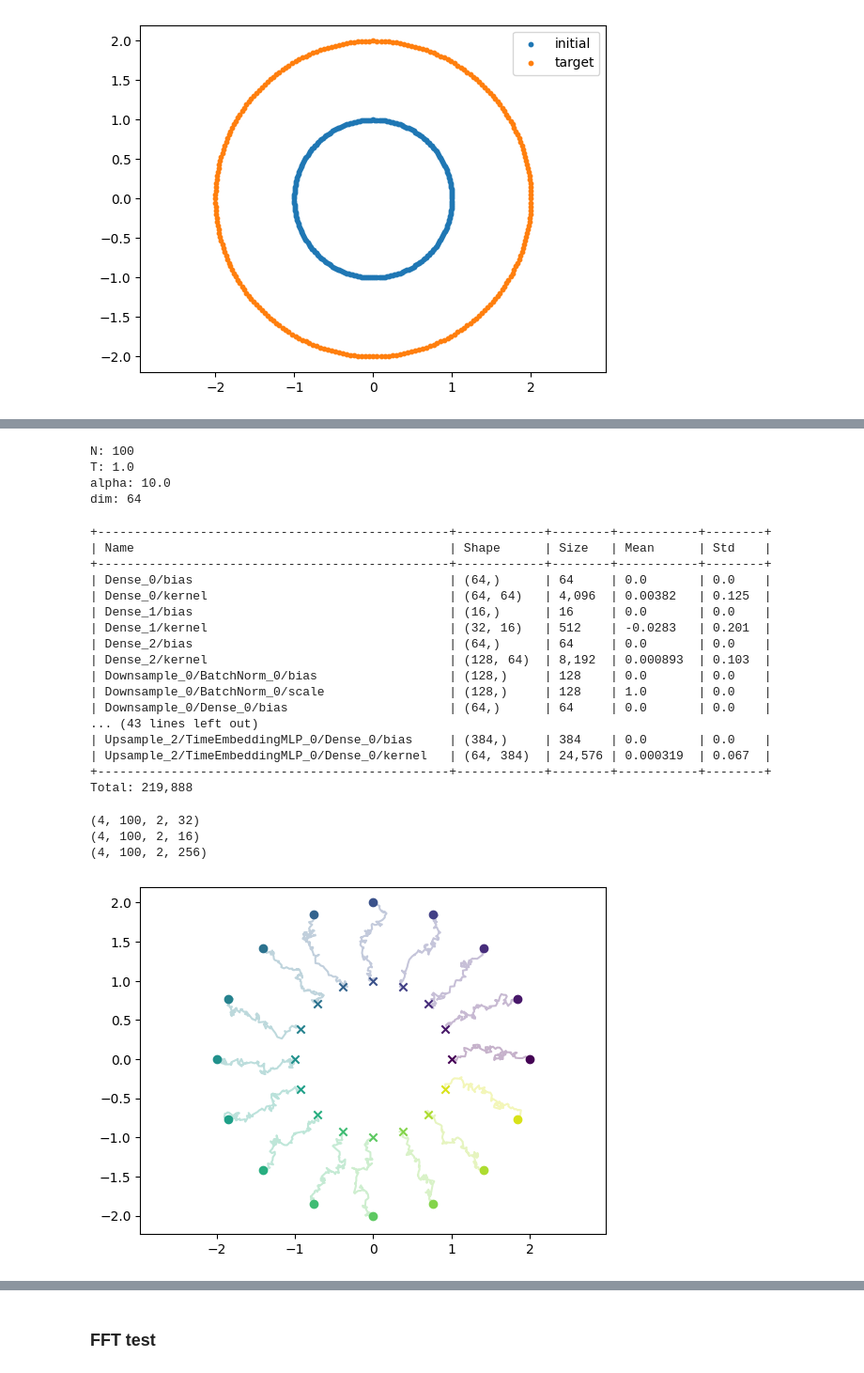
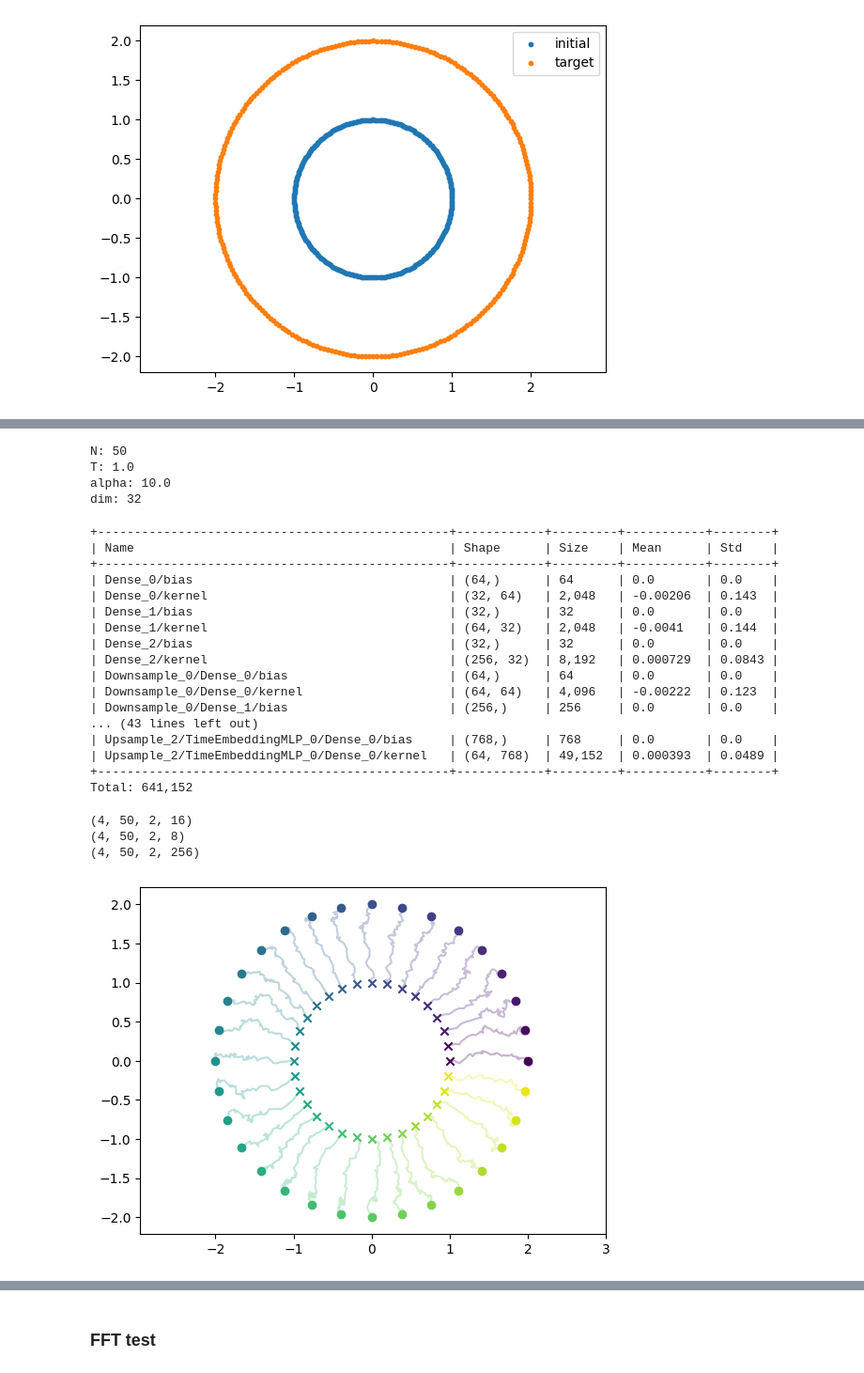
Before and after one commit to libbylbaker/infsdebridge, a Jupyter notebook: sdebridge/notebooks/brownian_bridge_fft.ipynb, the cells around one changed output, grey strips where cells are left out. Shown at 94% size. Saved outputs shown, nothing was run; the diff lists cells and outputs as text; code cells hidden in the pictures.

```diff
--- a/sdebridge/notebooks/brownian_bridge_fft.ipynb
+++ b/sdebridge/notebooks/brownian_bridge_fft.ipynb
@@ -221,7 +276,7 @@ init_s shape:  (2, 256)
 term_s shape:  (2, 256)
 [figure]
 # %%
-num_truncation = 16
+num_truncation = 8
 num_samples = init_s.shape[-1]
 X0 = jnp.zeros((4*num_truncation, ))
 
@@ -254,7 +309,7 @@ XT (real represented) shape:
 # %%
 sde_config = ConfigDict()
 sde_config.dim = 4*num_truncation
-sde_config.N = 100
+sde_config.N = 50
 sde_config.T = 1.0
 sde_config.alpha = 10.0
 # sde = DampedBrownianSDE(sde_config)
@@ -262,20 +317,20 @@ sde = BrownianSDE(sde_config)
 bridge = DiffusionBridge(sde)
 print(sde.config)
 # %% [output]
-N: 100
+N: 50
 T: 1.0
 alpha: 10.0
-dim: 64
+dim: 32
 # %%
 setup_params = {
     "network": {
         "output_dim": sde.dim,
         "time_embedding_dim": 64,
-        "encoding_dim": 16,
+        "encoding_dim": 32,
         "act_fn": "silu",
-        "encoder_layer_dims": [128, 64, 32],
-        "decoder_layer_dims": [32, 64, 128],
-        "batchnorm": True,
+        "encoder_layer_dims": [256, 128, 64],
+        "decoder_layer_dims": [64, 128, 256],
+        "batchnorm": False,
         "dropout_prob": 0.0,
     },
     "training": {
@@ -293,23 +348,23 @@ score_p_state = bridge.learn_p_score(
     setup_params=setup_params,
 )
 # %% [output]
-+------------------------------------------------+------------+--------+-----------+--------+
-| Name                                           | Shape      | Size   | Mean      | Std    |
-+------------------------------------------------+------------+--------+-----------+--------+
-| Dense_0/bias                                   | (64,)      | 64     | 0.0       | 0.0    |
-| Dense_0/kernel                                 | (64, 64)   | 4,096  | 0.00382   | 0.125  |
-| Dense_1/bias                                   | (16,)      | 16     | 0.0       | 0.0    |
-| Dense_1/kernel                                 | (32, 16)   | 512    | -0.0283   | 0.201  |
-| Dense_2/bias                                   | (64,)      | 64     | 0.0       | 0.0    |
-| Dense_2/kernel                                 | (128, 64)  | 8,192  | 0.000893  | 0.103  |
-| Downsample_0/BatchNorm_0/bias                  | (128,)     | 128    | 0.0       | 0.0    |
-| Downsample_0/BatchNorm_0/scale                 | (128,)     | 128    | 1.0       | 0.0    |
-| Downsample_0/Dense_0/bias                      | (64,)      | 64     | 0.0       | 0.0    |
++------------------------------------------------+------------+---------+-----------+--------+
+| Name                                           | Shape      | Size    | Mean      | Std    |
++------------------------------------------------+------------+---------+-----------+--------+
+| Dense_0/bias                                   | (64,)      | 64      | 0.0       | 0.0    |
+| Dense_0/kernel                                 | (32, 64)   | 2,048   | -0.00206  | 0.143  |
+| Dense_1/bias                                   | (32,)      | 32      | 0.0       | 0.0    |
+| Dense_1/kernel                                 | (64, 32)   | 2,048   | -0.0041   | 0.144  |
+| Dense_2/bias                                   | (32,)      | 32      | 0.0       | 0.0    |
+| Dense_2/kernel                                 | (256, 32)  | 8,192   | 0.000729  | 0.0843 |
+| Downsample_0/Dense_0/bias                      | (64,)      | 64      | 0.0       | 0.0    |
+| Downsample_0/Dense_0/kernel                    | (64, 64)   | 4,096   | -0.00222  | 0.123  |
+| Downsample_0/Dense_1/bias                      | (256,)     | 256     | 0.0       | 0.0    |
 ... (43 lines left out)
-| Upsample_2/TimeEmbeddingMLP_0/Dense_0/bias     | (384,)     | 384    | 0.0       | 0.0    |
-| Upsample_2/TimeEmbeddingMLP_0/Dense_0/kernel   | (64, 384)  | 24,576 | 0.000319  | 0.067  |
-+------------------------------------------------+------------+--------+-----------+--------+
-Total: 219,888
+| Upsample_2/TimeEmbeddingMLP_0/Dense_0/bias     | (768,)     | 768     | 0.0       | 0.0    |
+| Upsample_2/TimeEmbeddingMLP_0/Dense_0/kernel   | (64, 768)  | 49,152  | 0.000393  | 0.0489 |
++------------------------------------------------+------------+---------+-----------+--------+
+Total: 641,152
 # %%
 score_p = partial(
     lambda val, time, score_p_state: eval_score(
@@ -334,28 +389,28 @@ backward_brownian_bridge = bridge.simulate_backward_bridge(
 # )
 # %%
 Xs = backward_brownian_bridge["trajectories"]
-Xs = Xs.reshape((Xs.shape[0], 100, 2, -1))
+Xs = Xs.reshape((Xs.shape[0], 50, 2, -1))
 print(Xs.shape)
 coeffs = vmap(vmap(vmap(real_to_complex)))(Xs)
 print(coeffs.shape)
 displacements = vmap(vmap(partial(jnp.fft.irfft2, norm='backward', s=init_s.shape)))(coeffs)
 print(displacements.shape)
 # %% [output]
-(4, 100, 2, 32)
-(4, 100, 2, 16)
-(4, 100, 2, 256)
+(4, 50, 2, 16)
+(4, 50, 2, 8)
+(4, 50, 2, 256)
 # %%
-n = 2
+n = 1
 with jax.default_device(jax.devices('cpu')[0]):
     ss = displacements + init_s[None, None, :, :]
     colors = plt.cm.get_cmap('viridis', num_samples)(jnp.linspace(0, 1, num_samples))
-    for i in jnp.arange(num_samples, step=16):
+    for i in jnp.arange(num_samples, step=8):
         plt.scatter(ss[n, 0, 0, i], ss[n, 0, 1, i], marker='o', color=colors[i])
         plt.plot(ss[n, :, 0, i], ss[n, :, 1, i], alpha=0.3, color=colors[i])
         plt.scatter(ss[n, -1, 0, i], ss[n, -1, 1, i], marker='x', color=colors[i])
     plt.axis('equal')
 # %% [output]
-[figure, old version]
+[figure, new version]
 # %%
 setup_params = {
     "network": {
```
Also changed, not shown: parts of 31 cells of this notebook, 3 other files.
